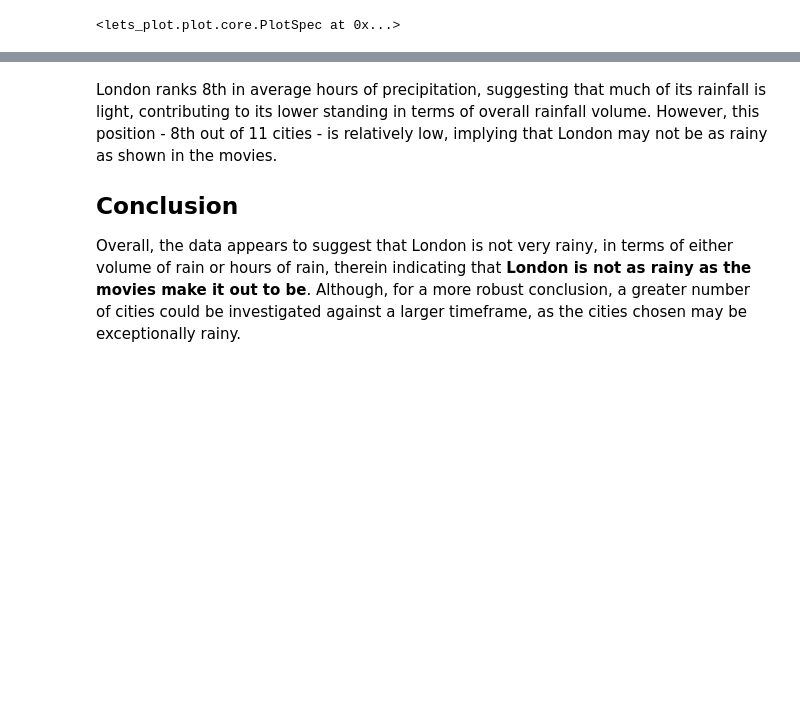
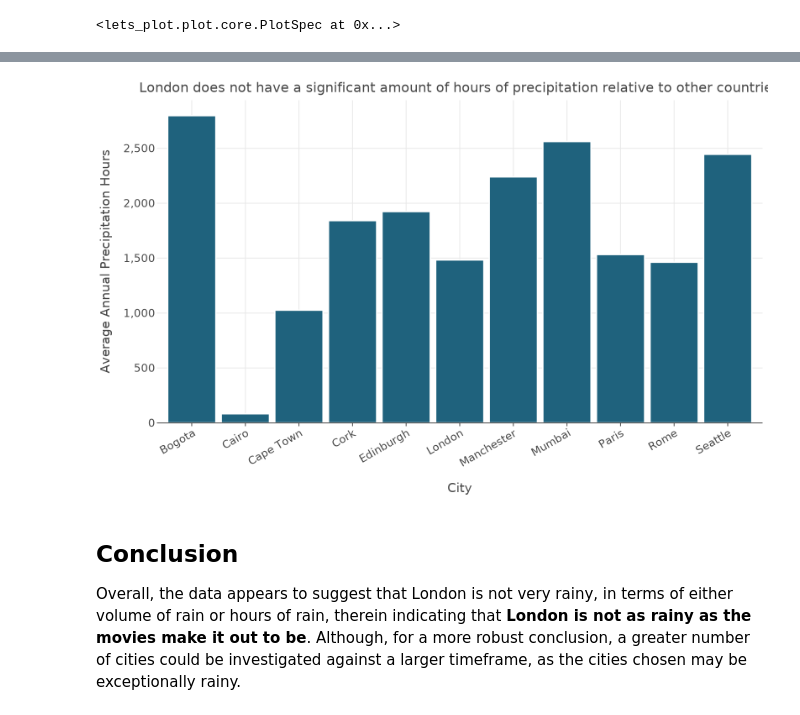
Before and after one commit to lse-ds105/ds105a-2024-w06-summative-rachel-andrsn, a Jupyter notebook: code/NB02 - Data Analysis.ipynb, the cells around one changed output, grey strips where cells are left out. Saved outputs shown, nothing was run; the diff lists cells and outputs as text; code cells hidden in the pictures; blank space fills up the shorter version.

```diff
--- a/code/NB02 - Data Analysis.ipynb
+++ b/code/NB02 - Data Analysis.ipynb
@@ -283,6 +329,8 @@ ggplot(average_annual_precip_hrs, aes(x='City', y='Average_Annual_Precipitation_
+# %%
+Image(filename='../figures/preciphrs.png')
+# %% [output]
+[figure, added]
 # %% [markdown]
-London ranks 8th in average hours of precipitation, suggesting that much of its rainfall is light, contributing to its lower standing in terms of overall rainfall volume. However, this position - 8th out of 11 cities - is relatively low, implying that London may not be as rainy as shown in the movies.
-
 ## Conclusion
 
 Overall, the data appears to suggest that London is not very rainy, in terms of either volume of rain or hours of rain, therein indicating that **London is not as rainy as the movies make it out to be**.
```
Also changed, not shown: parts of 19 cells of this notebook, 7 other files.
